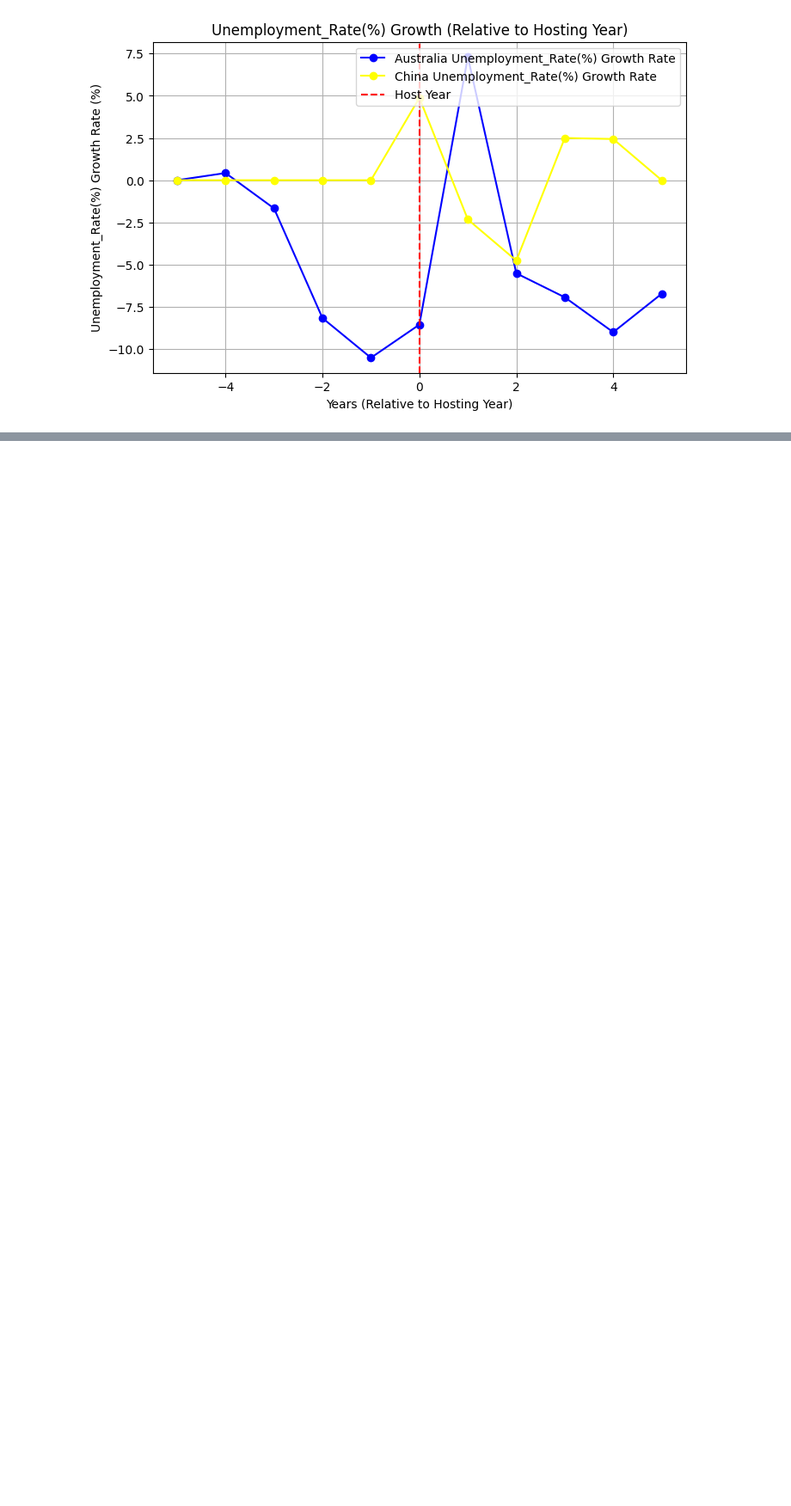
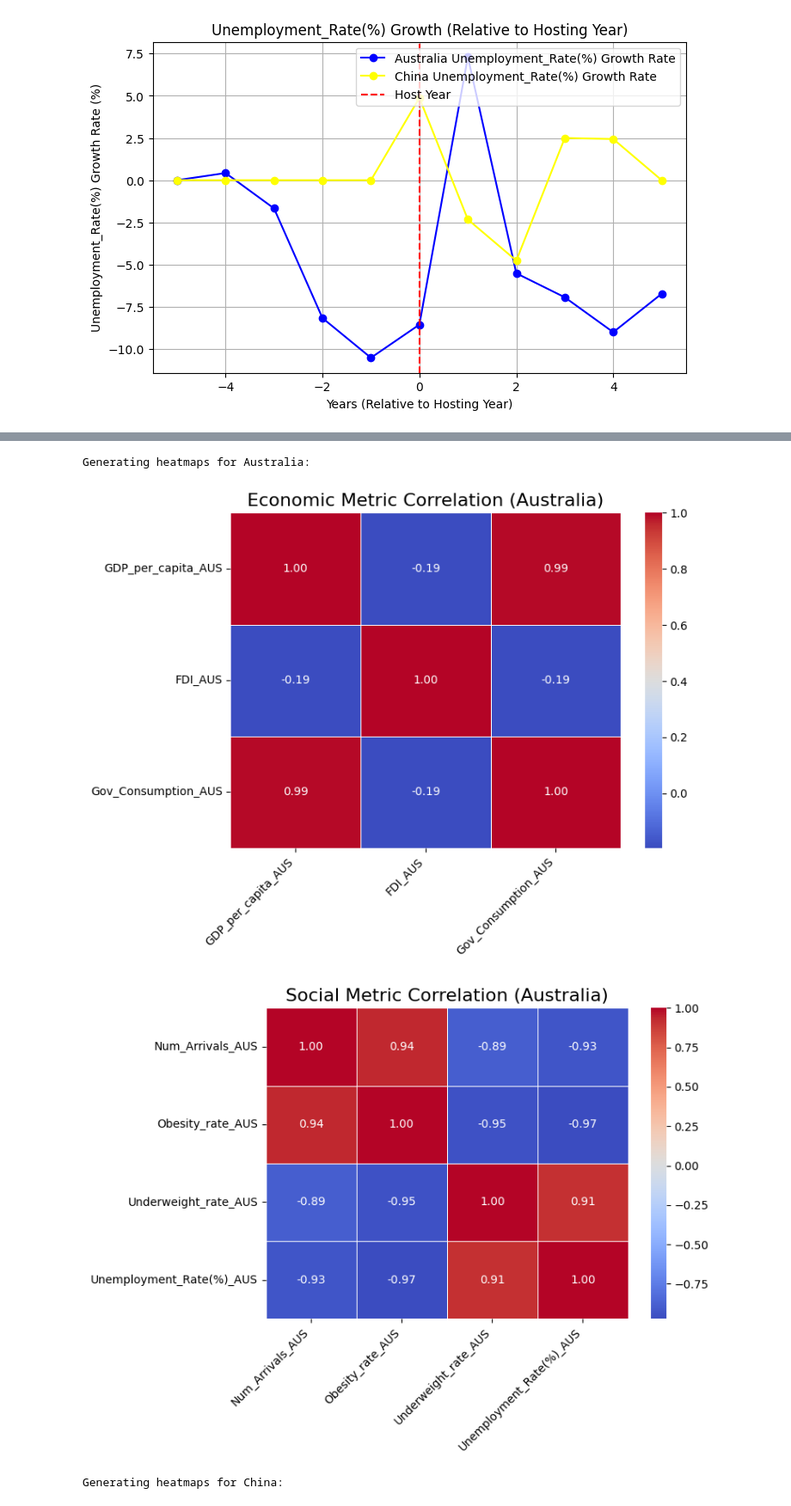
Before and after one commit to Ray-Gizzy/2024Fall_projects, a Jupyter notebook: Visualization.ipynb, the cells around one changed output, grey strips where cells are left out. Shown at 86% size. Drawn from its saved outputs; the diff is of its cells as text; code cells hidden in the pictures; blank space fills up the shorter version.

Commit message:
Add correlation

```diff
--- a/Visualization.ipynb
+++ b/Visualization.ipynb
@@ -493,8 +498,8 @@ print(CHI_underweight.head())  # test success
 63    China    2012        Male    4.3
 64    China    2012  Both sexes    4.6
 # %%
-cleaned_df1_underweight = process_heath_data(AUS_underweight, host_year=2000)
-cleaned_df2_underweight = process_heath_data(CHI_underweight, host_year=2008)
+cleaned_df1_underweight = process_heath_data(AUS_underweight, host_year=2000, metric_name='Underweight')
+cleaned_df2_underweight = process_heath_data(CHI_underweight, host_year=2008, metric_name='Underweight')
 
 print("Australia Data:")
 print(cleaned_df1_underweight.head())
@@ -584,15 +591,15 @@ print(CHI_GHG_emission.head())
 # %%
 cleaned_df1_GHG = index_rename_and_calculate_growth_rate(
     df=AUS_GHG_emission,
-    rename_dict={'Value':'MtCO₂e'},
+    rename_dict={'Value':'MtCO2e'},
     host_year=2000,
-    metric_column='MtCO₂e')
+    metric_column='MtCO2e')
 
 cleaned_df2_GHG = index_rename_and_calculate_growth_rate(
     df=CHI_GHG_emission,
-    rename_dict={'Value':'MtCO₂e'},
+    rename_dict={'Value':'MtCO2e'},
     host_year=2008,
-    metric_column='MtCO₂e')
+    metric_column='MtCO2e')
 # %%
 two_subplots(
     df1=cleaned_df1_GHG,
@@ -698,0 +708,17 @@ growth_rate_plot(
+# %%
+metrics = {
+    "GDP_per_capita": {"AUS": cleaned_df1_gdp, "CHI": cleaned_df2_gdp},
+    "FDI": {"AUS": cleaned_df1_FDI, "CHI": cleaned_df2_FDI},
+    "Gov_Consumption": {"AUS": cleaned_df1_gov_consume, "CHI": cleaned_df2_gov_consume},
+    "Num_Arrivals": {"AUS": cleaned_df1_tour, "CHI": cleaned_df2_tour},
+    "Obesity_rate": {"AUS": cleaned_df1_obe[cleaned_df1_obe['Gender'] == 'Both sexes'],
+                     "CHI": cleaned_df2_obe[cleaned_df2_obe['Gender'] == 'Both sexes']},
+    "Underweight_rate": {"AUS": cleaned_df1_underweight[cleaned_df1_underweight['Gender'] == 'Both sexes'],
+                         "CHI": cleaned_df2_underweight[cleaned_df2_underweight['Gender'] == 'Both sexes']},
+    "MtCO2e": {"AUS": cleaned_df1_GHG, "CHI": cleaned_df2_GHG},
+    "Unemployment_Rate(%)": {"AUS": cleaned_df1_UR, "CHI": cleaned_df2_UR}
+}
+
+
+merged_data = load_and_merge_data(metrics)
+print(merged_data.head())
@@ -698,0 +747,6 @@ growth_rate_plot(
+# %%
+correlation_matrices = compute_country_correlation_matrices(merged_data, metric_groups, country_suffix)
+
+# Access Australia's and China's correlations
+aus_corr = correlation_matrices["Australia"]
+chi_corr = correlation_matrices["China"]
@@ -698,0 +814,7 @@ growth_rate_plot(
+# %%
+plot_all_heatmaps(correlation_matrices, metric_groups)
+# %% [output]
+Generating heatmaps for Australia:
+[figure, added]
+[figure, added]
+Generating heatmaps for China:
```
Also changed, not shown: parts of 29 cells of this notebook.
